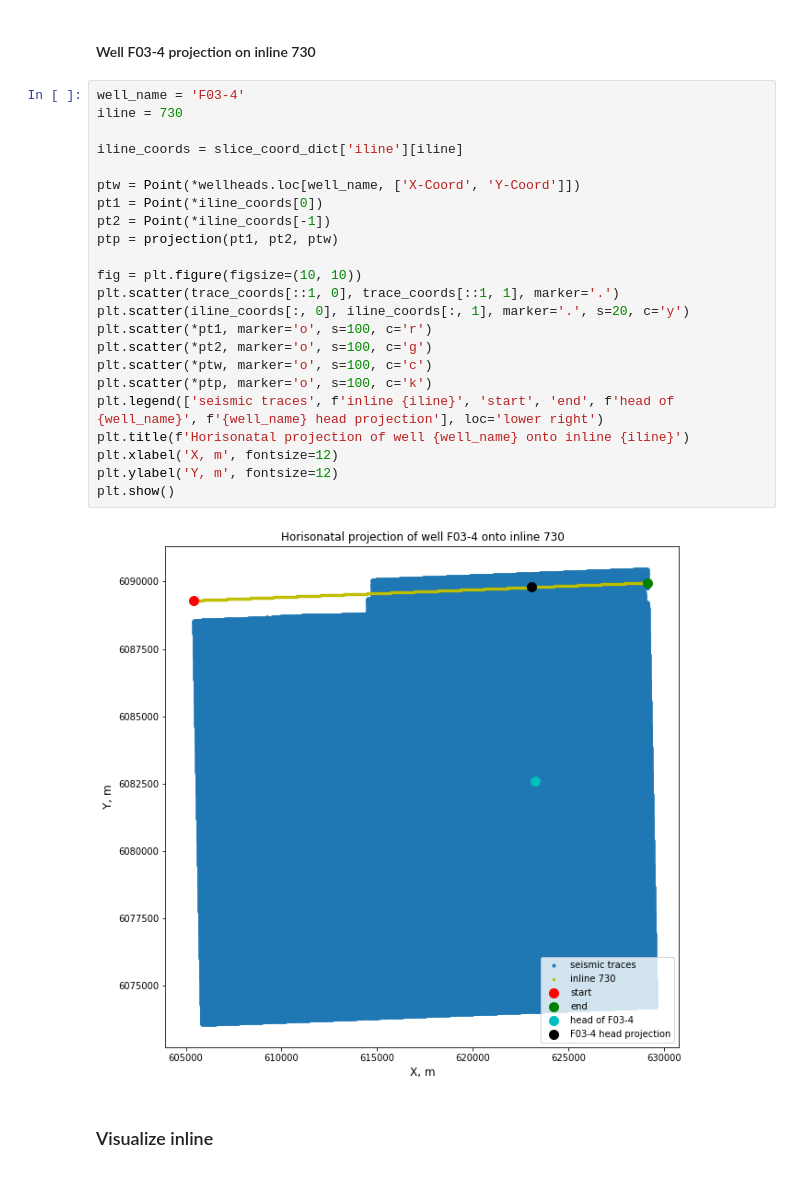
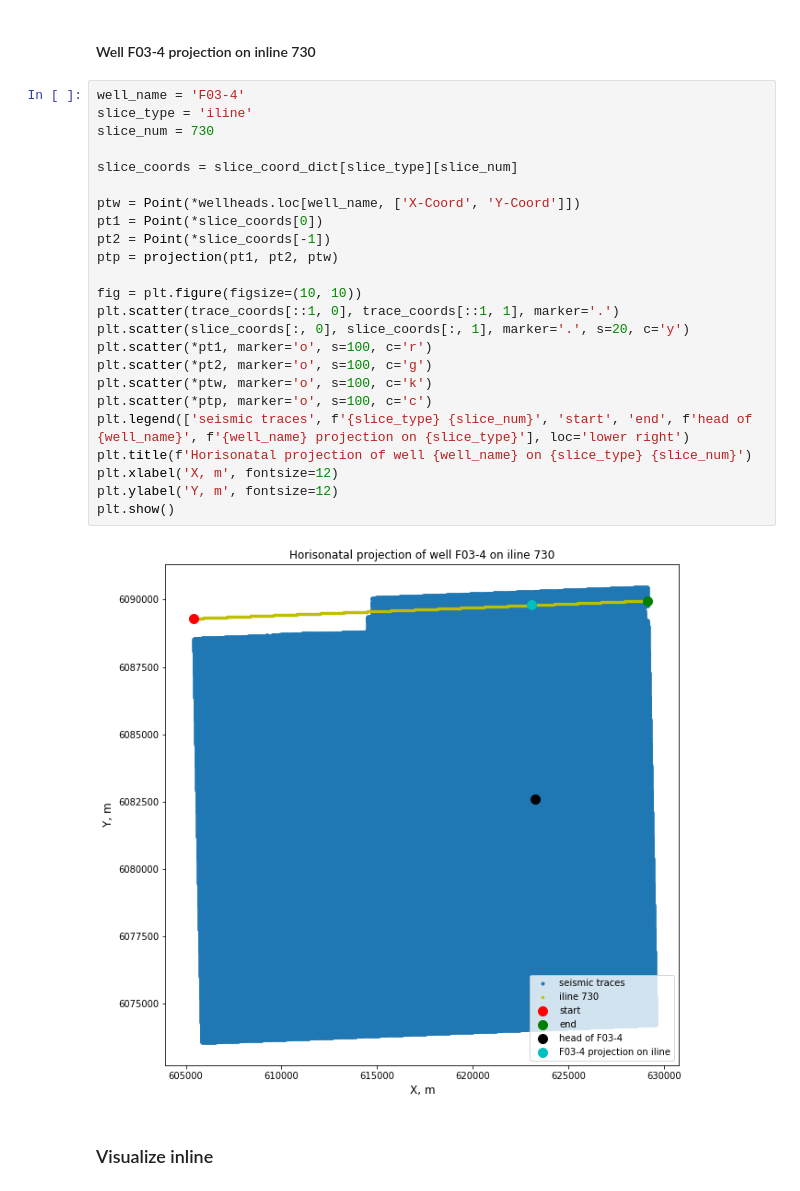
Before and after one commit to neuro-inc/ml-recipe-seismic, a Jupyter notebook: notebooks/data_preparation.ipynb, the cells around one changed output. Saved outputs shown, nothing was run; the diff lists cells and outputs as text.

```diff
--- a/notebooks/data_preparation.ipynb
+++ b/notebooks/data_preparation.ipynb
@@ -87,29 +85,30 @@ plt.show()
 #### Well F03-4 projection on inline 730
 # %%
 well_name = 'F03-4'
-iline = 730
+slice_type = 'iline'
+slice_num = 730
 
-iline_coords = slice_coord_dict['iline'][iline]
+slice_coords = slice_coord_dict[slice_type][slice_num]
 
 ptw = Point(*wellheads.loc[well_name, ['X-Coord', 'Y-Coord']])
-pt1 = Point(*iline_coords[0])
-pt2 = Point(*iline_coords[-1])
+pt1 = Point(*slice_coords[0])
+pt2 = Point(*slice_coords[-1])
 ptp = projection(pt1, pt2, ptw)
 
 fig = plt.figure(figsize=(10, 10))
 plt.scatter(trace_coords[::1, 0], trace_coords[::1, 1], marker='.')
-plt.scatter(iline_coords[:, 0], iline_coords[:, 1], marker='.', s=20, c='y')
+plt.scatter(slice_coords[:, 0], slice_coords[:, 1], marker='.', s=20, c='y')
 plt.scatter(*pt1, marker='o', s=100, c='r')
 plt.scatter(*pt2, marker='o', s=100, c='g')
-plt.scatter(*ptw, marker='o', s=100, c='c')
-plt.scatter(*ptp, marker='o', s=100, c='k')
-plt.legend(['seismic traces', f'inline {iline}', 'start', 'end', f'head of {well_name}', f'{well_name} head projection'], loc='lower right')
-plt.title(f'Horisonatal projection of well {well_name} onto inline {iline}')
+plt.scatter(*ptw, marker='o', s=100, c='k')
+plt.scatter(*ptp, marker='o', s=100, c='c')
+plt.legend(['seismic traces', f'{slice_type} {slice_num}', 'start', 'end', f'head of {well_name}', f'{well_name} projection on {slice_type}'], loc='lower right')
+plt.title(f'Horisonatal projection of well {well_name} on {slice_type} {slice_num}')
 plt.xlabel('X, m', fontsize=12)
 plt.ylabel('Y, m', fontsize=12)
 plt.show()
 # %% [output]
-[figure, old version]
+[figure, new version]
 # %% [markdown]
 ### Visualize inline
 # %%
```
Also changed, not shown: parts of 3 cells of this notebook, 2 other files.
